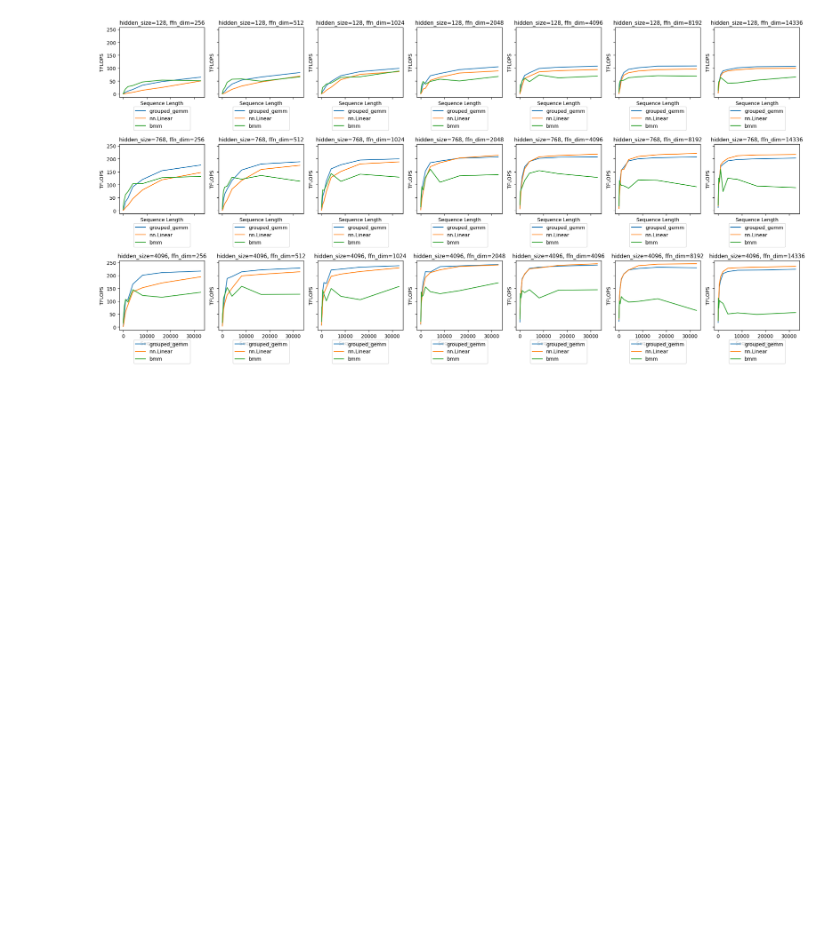
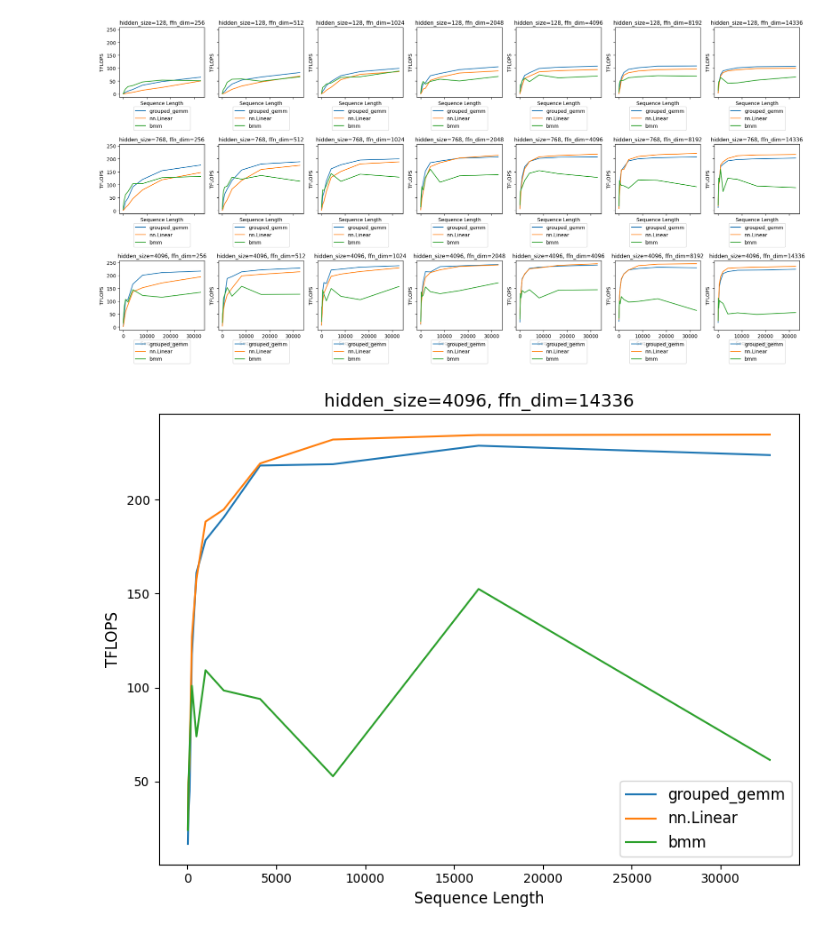
Before and after one commit to jssonx/gemm-kernel-microbenchmark, a Jupyter notebook: perf.ipynb, the cells around one changed output. Saved outputs shown, nothing was run; the diff lists cells and outputs as text; code cells hidden in the pictures; blank space fills up the shorter version.

```diff
--- a/perf.ipynb
+++ b/perf.ipynb
@@ -130,3 +132,58 @@ plt.tight_layout()
 plt.show()
 # %% [output]
 [figure]
+# %%
+import matplotlib.pyplot as plt
+
+# Read the data file
+with open('perf_8_32768.txt', 'r') as file:
+    data = file.read()
+
+parts = data.split('-' * 50)
+
+batch_sizes = [1]
+sequence_lengths = [32, 64, 128, 256, 512, 1024, 2048, 4096, 8192, 16384, 32768]
+hidden_size = 4096
+ffn_dim = 14336
+
+grouped_gemm_tflops = []
+nn_linear_tflops = []
+bmm_tflops = []
+
+# Traverse each part and extract the relevant information
+for part in parts:
+    lines = part.strip().split('\n')
+    if len(lines) < 10:
+        continue
+
+    params = lines[0].split(':')[1].split(',')
+    batch_size = int(params[0].split('=')[1])
+    sequence_length = int(params[1].split('=')[1])
+    part_hidden_size = int(params[2].split('=')[1])
+    part_ffn_dim = int(params[3].split('=')[1])
+
+    if part_hidden_size == hidden_size and part_ffn_dim == ffn_dim:
+        for line in lines:
+            if 'TFLOPS (grouped_gemm):' in line:
+                grouped_gemm_tflops.append(float(line.split(':')[1]))
+            elif 'TFLOPS (nn.Linear):' in line:
+                nn_linear_tflops.append(float(line.split(':')[1]))
+            elif 'TFLOPS (bmm):' in line:
+                bmm_tflops.append(float(line.split(':')[1]))
+
+# Create the plot
+fig, ax = plt.subplots(figsize=(8, 6))
+
+ax.plot(sequence_lengths[:len(grouped_gemm_tflops)], grouped_gemm_tflops, label=f'grouped_gemm')
+ax.plot(sequence_lengths[:len(nn_linear_tflops)], nn_linear_tflops, label=f'nn.Linear')
+ax.plot(sequence_lengths[:len(bmm_tflops)], bmm_tflops, label=f'bmm')
+
+ax.set_title(f'hidden_size={hidden_size}, ffn_dim={ffn_dim}', fontsize=14)
+ax.set_xlabel('Sequence Length', fontsize=12)
+ax.set_ylabel('TFLOPS', fontsize=12)
+ax.legend(fontsize=12)
+
+plt.tight_layout()
+plt.show()
+# %% [output]
+[figure, added]
```
Also changed, not shown: parts of 3 cells of this notebook, 1 other file.
